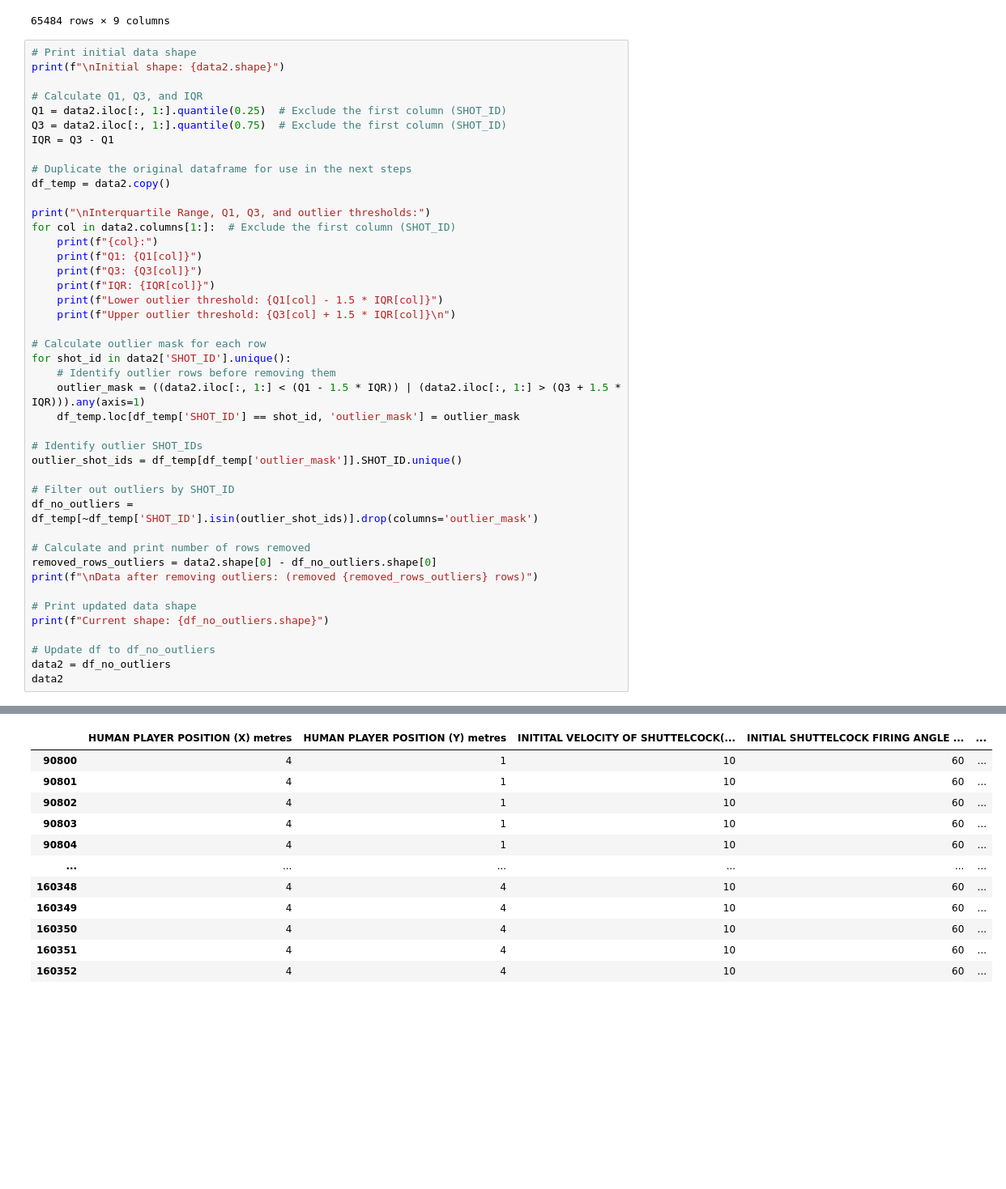
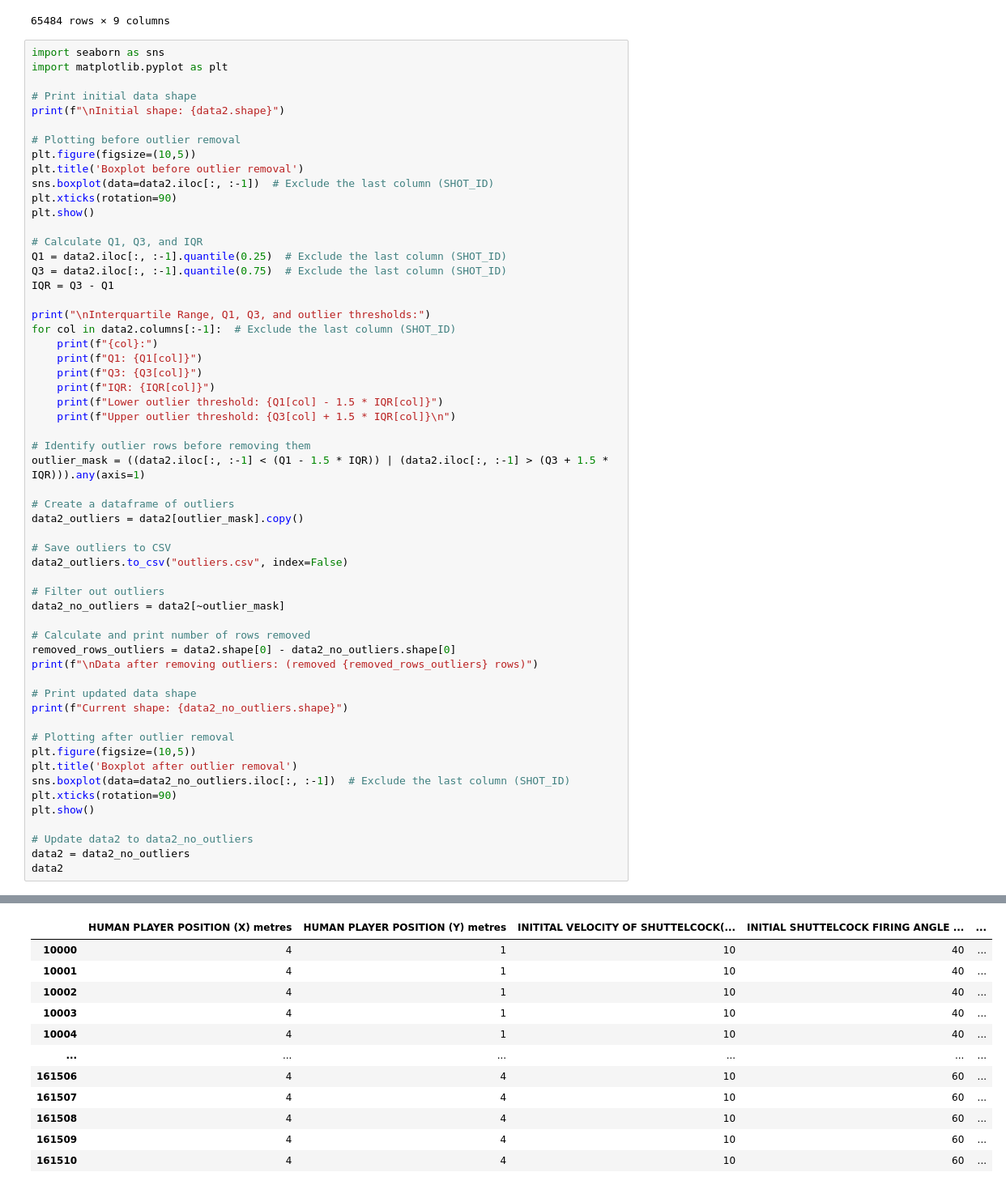
Before and after one commit to xunthongkkkkkk/DataAnalytics3005, a Jupyter notebook: DataPreprocessing/badmintondata2_cleaning.ipynb, the cells around one changed output, grey strips where cells are left out. Shown at 81% size. Drawn from its saved outputs; the diff is of its cells as text; blank space fills up the shorter version.

Commit message:
Added box plot for outliers.

```diff
--- a/DataPreprocessing/badmintondata2_cleaning.ipynb
+++ b/DataPreprocessing/badmintondata2_cleaning.ipynb
@@ -156,19 +156,26 @@ data2
 | 242239 | 4 | 4 | 70 | 70 | ... |
 65484 rows × 9 columns
 # %%
+import seaborn as sns
+import matplotlib.pyplot as plt
+
 # Print initial data shape
 print(f"\nInitial shape: {data2.shape}")
 
+# Plotting before outlier removal
+plt.figure(figsize=(10,5))
+plt.title('Boxplot before outlier removal')
+sns.boxplot(data=data2.iloc[:, :-1])  # Exclude the last column (SHOT_ID)
+plt.xticks(rotation=90)
+plt.show()
+
 # Calculate Q1, Q3, and IQR
-Q1 = data2.iloc[:, 1:].quantile(0.25)  # Exclude the first column (SHOT_ID)
-Q3 = data2.iloc[:, 1:].quantile(0.75)  # Exclude the first column (SHOT_ID)
+Q1 = data2.iloc[:, :-1].quantile(0.25)  # Exclude the last column (SHOT_ID)
+Q3 = data2.iloc[:, :-1].quantile(0.75)  # Exclude the last column (SHOT_ID)
 IQR = Q3 - Q1
 
-# Duplicate the original dataframe for use in the next steps
-df_temp = data2.copy()
-
 print("\nInterquartile Range, Q1, Q3, and outlier thresholds:")
-for col in data2.columns[1:]:  # Exclude the first column (SHOT_ID)
+for col in data2.columns[:-1]:  # Exclude the last column (SHOT_ID)
     print(f"{col}:")
     print(f"Q1: {Q1[col]}")
     print(f"Q3: {Q3[col]}")
@@ -176,27 +183,34 @@ for col in data2.columns[1:]:  # Exclude the first column (SHOT_ID)
     print(f"Lower outlier threshold: {Q1[col] - 1.5 * IQR[col]}")
     print(f"Upper outlier threshold: {Q3[col] + 1.5 * IQR[col]}\n")
 
-# Calculate outlier mask for each row
-for shot_id in data2['SHOT_ID'].unique():
-    # Identify outlier rows before removing them
-    outlier_mask = ((data2.iloc[:, 1:] < (Q1 - 1.5 * IQR)) | (data2.iloc[:, 1:] > (Q3 + 1.5 * IQR))).any(axis=1)
-    df_temp.loc[df_temp['SHOT_ID'] == shot_id, 'outlier_mask'] = outlier_mask
+# Identify outlier rows before removing them
+outlier_mask = ((data2.iloc[:, :-1] < (Q1 - 1.5 * IQR)) | (data2.iloc[:, :-1] > (Q3 + 1.5 * IQR))).any(axis=1)
 
-# Identify outlier SHOT_IDs
-outlier_shot_ids = df_temp[df_temp['outlier_mask']].SHOT_ID.unique()
+# Create a dataframe of outliers
+data2_outliers = data2[outlier_mask].copy()
 
-# Filter out outliers by SHOT_ID
-df_no_outliers = df_temp[~df_temp['SHOT_ID'].isin(outlier_shot_ids)].drop(columns='outlier_mask')
+# Save outliers to CSV
+data2_outliers.to_csv("outliers.csv", index=False)
+
+# Filter out outliers
+data2_no_outliers = data2[~outlier_mask]
 
 # Calculate and print number of rows removed
-removed_rows_outliers = data2.shape[0] - df_no_outliers.shape[0]
+removed_rows_outliers = data2.shape[0] - data2_no_outliers.shape[0]
 print(f"\nData after removing outliers: (removed {removed_rows_outliers} rows)")
 
 # Print updated data shape
-print(f"Current shape: {df_no_outliers.shape}")
+print(f"Current shape: {data2_no_outliers.shape}")
 
-# Update df to df_no_outliers
-data2 = df_no_outliers
+# Plotting after outlier removal
+plt.figure(figsize=(10,5))
+plt.title('Boxplot after outlier removal')
+sns.boxplot(data=data2_no_outliers.iloc[:, :-1])  # Exclude the last column (SHOT_ID)
+plt.xticks(rotation=90)
+plt.show()
+
+# Update data2 to data2_no_outliers
+data2 = data2_no_outliers
 data2
 # %% [output]
 Initial shape: (65484, 9)
@@ -219,12 +236,12 @@ Current shape: (30294, 9)
 |  | HUMAN PLAYER POSITION (X) metres | HUMAN PLAYER POSITION (Y) metres | INITITAL VELOCITY OF SHUTTELCOCK(... | INITIAL SHUTTELCOCK FIRING ANGLE ... | ... |
-| 90800 | 4 | 1 | 10 | 60 | ... |
-| 90801 | 4 | 1 | 10 | 60 | ... |
-| 90802 | 4 | 1 | 10 | 60 | ... |
-| 90803 | 4 | 1 | 10 | 60 | ... |
-| 90804 | 4 | 1 | 10 | 60 | ... |
+| 10000 | 4 | 1 | 10 | 40 | ... |
+| 10001 | 4 | 1 | 10 | 40 | ... |
+| 10002 | 4 | 1 | 10 | 40 | ... |
+| 10003 | 4 | 1 | 10 | 40 | ... |
+| 10004 | 4 | 1 | 10 | 40 | ... |
 | ... | ... | ... | ... | ... | ... |
-| 160348 | 4 | 4 | 10 | 60 | ... |
-| 160349 | 4 | 4 | 10 | 60 | ... |
-| 160350 | 4 | 4 | 10 | 60 | ... |
-| 160351 | 4 | 4 | 10 | 60 | ... |
-| 160352 | 4 | 4 | 10 | 60 | ... |
+| 161506 | 4 | 4 | 10 | 60 | ... |
+| 161507 | 4 | 4 | 10 | 60 | ... |
+| 161508 | 4 | 4 | 10 | 60 | ... |
+| 161509 | 4 | 4 | 10 | 60 | ... |
+| 161510 | 4 | 4 | 10 | 60 | ... |
```
Also changed, not shown: parts of 3 cells of this notebook, 2 other files.
